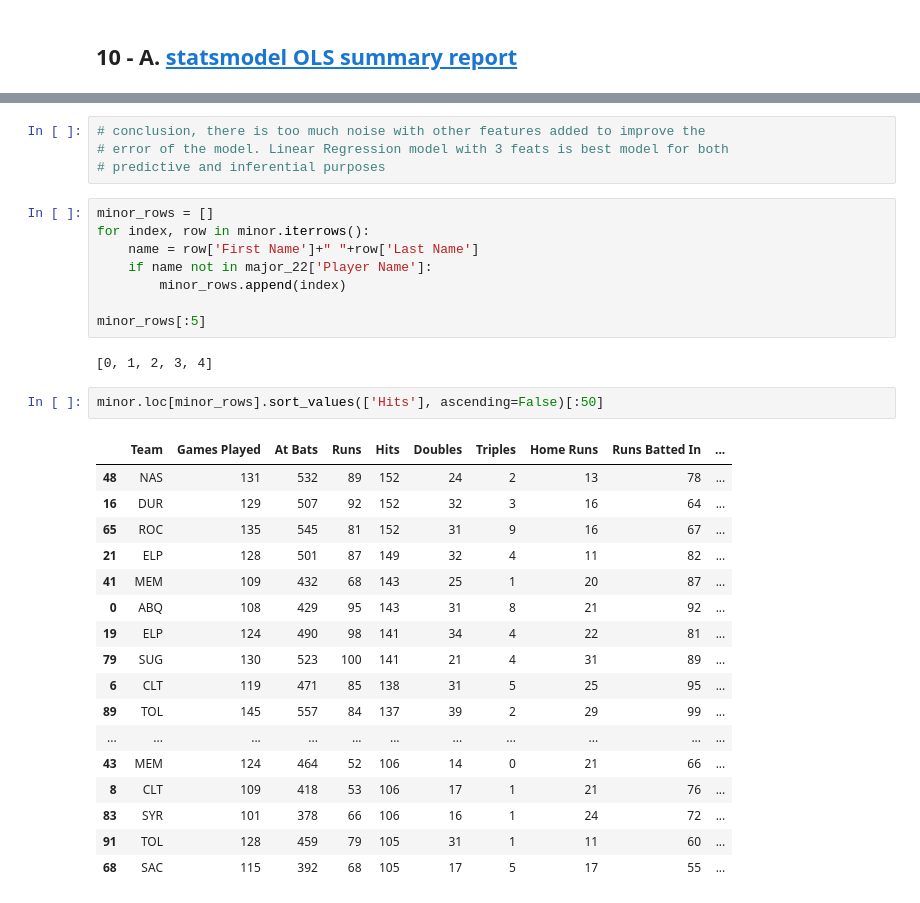
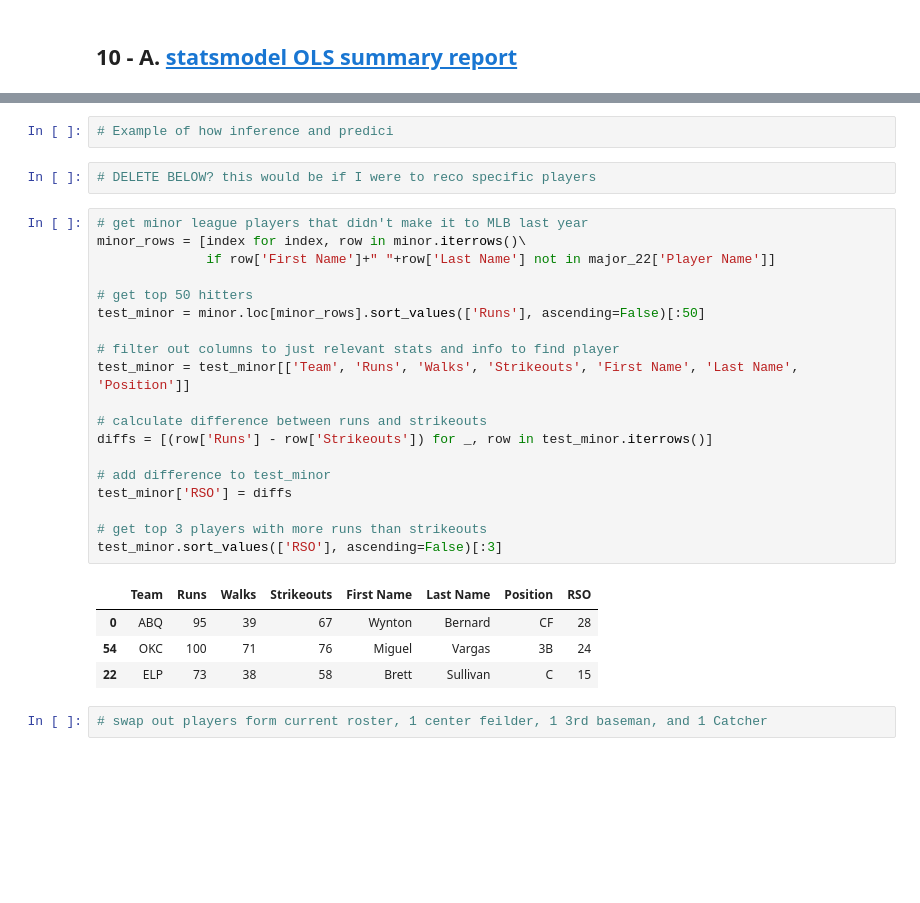
Before and after one commit to AgathaZareth/Capstone_Project, a Jupyter notebook: notebooks/Modeling.ipynb, the cells around one changed output, grey strips where cells are left out. Drawn from its saved outputs; the diff is of its cells as text; blank space fills up the shorter version.

```diff
--- a/notebooks/Modeling.ipynb
+++ b/notebooks/Modeling.ipynb
@@ -2956,34 +3097,30 @@ LinearRegression() rmse:        6.375864829436179
-# %%
-# conclusion, there is too much noise with other features added to improve the
-# error of the model. Linear Regression model with 3 feats is best model for both
-# predictive and inferential purposes
-# %%
-minor_rows = []
-for index, row in minor.iterrows():
-    name = row['First Name']+" "+row['Last Name']
-    if name not in major_22['Player Name']:
-        minor_rows.append(index)
-
-minor_rows[:5]
-# %% [output]
-[0, 1, 2, 3, 4]
-# %%
-minor.loc[minor_rows].sort_values(['Hits'], ascending=False)[:50]
-# %% [output]
-|  | Team | Games Played | At Bats | Runs | Hits | Doubles | Triples | Home Runs | Runs Batted In | ... |
-| 48 | NAS | 131 | 532 | 89 | 152 | 24 | 2 | 13 | 78 | ... |
-| 16 | DUR | 129 | 507 | 92 | 152 | 32 | 3 | 16 | 64 | ... |
-| 65 | ROC | 135 | 545 | 81 | 152 | 31 | 9 | 16 | 67 | ... |
-| 21 | ELP | 128 | 501 | 87 | 149 | 32 | 4 | 11 | 82 | ... |
-| 41 | MEM | 109 | 432 | 68 | 143 | 25 | 1 | 20 | 87 | ... |
-| 0 | ABQ | 108 | 429 | 95 | 143 | 31 | 8 | 21 | 92 | ... |
-| 19 | ELP | 124 | 490 | 98 | 141 | 34 | 4 | 22 | 81 | ... |
-| 79 | SUG | 130 | 523 | 100 | 141 | 21 | 4 | 31 | 89 | ... |
-| 6 | CLT | 119 | 471 | 85 | 138 | 31 | 5 | 25 | 95 | ... |
-| 89 | TOL | 145 | 557 | 84 | 137 | 39 | 2 | 29 | 99 | ... |
-| ... | ... | ... | ... | ... | ... | ... | ... | ... | ... | ... |
-| 43 | MEM | 124 | 464 | 52 | 106 | 14 | 0 | 21 | 66 | ... |
-| 8 | CLT | 109 | 418 | 53 | 106 | 17 | 1 | 21 | 76 | ... |
-| 83 | SYR | 101 | 378 | 66 | 106 | 16 | 1 | 24 | 72 | ... |
-| 91 | TOL | 128 | 459 | 79 | 105 | 31 | 1 | 11 | 60 | ... |
-| 68 | SAC | 115 | 392 | 68 | 105 | 17 | 5 | 17 | 55 | ... |
+# %%
+# Example of how inference and predici
+# %%
+# DELETE BELOW? this would be if I were to reco specific players
+# %%
+# get minor league players that didn't make it to MLB last year
+minor_rows = [index for index, row in minor.iterrows()\
+              if row['First Name']+" "+row['Last Name'] not in major_22['Player Name']]
+
+# get top 50 hitters
+test_minor = minor.loc[minor_rows].sort_values(['Runs'], ascending=False)[:50]
+
+# filter out columns to just relevant stats and info to find player
+test_minor = test_minor[['Team', 'Runs', 'Walks', 'Strikeouts', 'First Name', 'Last Name', 'Position']]
+
+# calculate difference between runs and strikeouts
+diffs = [(row['Runs'] - row['Strikeouts']) for _, row in test_minor.iterrows()]
+
+# add difference to test_minor
+test_minor['RSO'] = diffs
+
+# get top 3 players with more runs than strikeouts
+test_minor.sort_values(['RSO'], ascending=False)[:3]
+# %% [output]
+|  | Team | Runs | Walks | Strikeouts | First Name | Last Name | Position | RSO |
+| 0 | ABQ | 95 | 39 | 67 | Wynton | Bernard | CF | 28 |
+| 54 | OKC | 100 | 71 | 76 | Miguel | Vargas | 3B | 24 |
+| 22 | ELP | 73 | 38 | 58 | Brett | Sullivan | C | 15 |
+# %%
+# swap out players form current roster, 1 center feilder, 1 3rd baseman, and 1 Catcher
```
Also changed, not shown: parts of 166 cells of this notebook.
